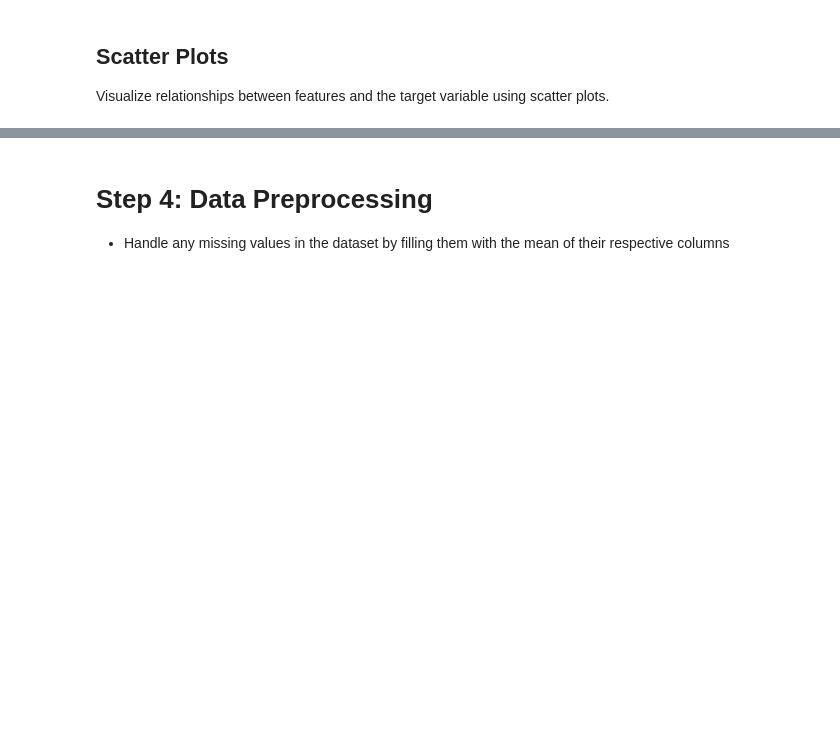
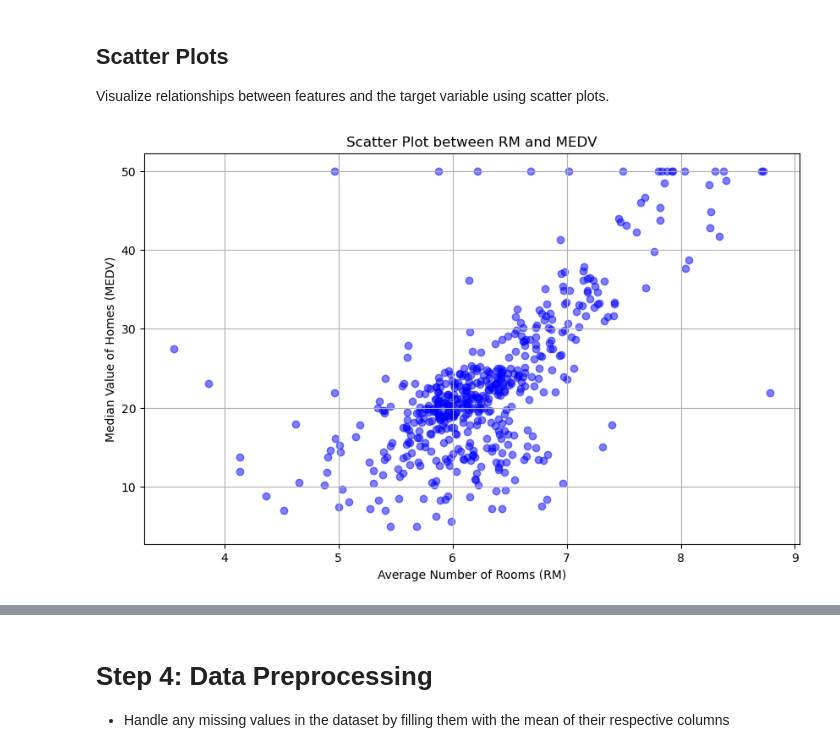
Before and after one commit to GuaSiMoTO/LAB-Introduction-to-ML-Pipeline-public, a Jupyter notebook: ml-pipeline.ipynb, the cells around one changed output, grey strips where cells are left out. Drawn from its saved outputs; the diff is of its cells as text; code cells hidden in the pictures; blank space fills up the shorter version.

```diff
--- a/ml-pipeline.ipynb
+++ b/ml-pipeline.ipynb
@@ -94,0 +214,11 @@ Visualize relationships between features and the target variable using scatter p
+# %%
+# Scatter plot between RM and MEDV
+plt.figure(figsize=(10, 6))
+plt.scatter(df['RM'], df['MEDV'], color='blue', alpha=0.5)
+plt.title('Scatter Plot between RM and MEDV')
+plt.xlabel('Average Number of Rooms (RM)')
+plt.ylabel('Median Value of Homes (MEDV)')
+plt.grid()
+plt.show()
+# %% [output]
+[figure, added]
```
Also changed, not shown: parts of 18 cells of this notebook.
